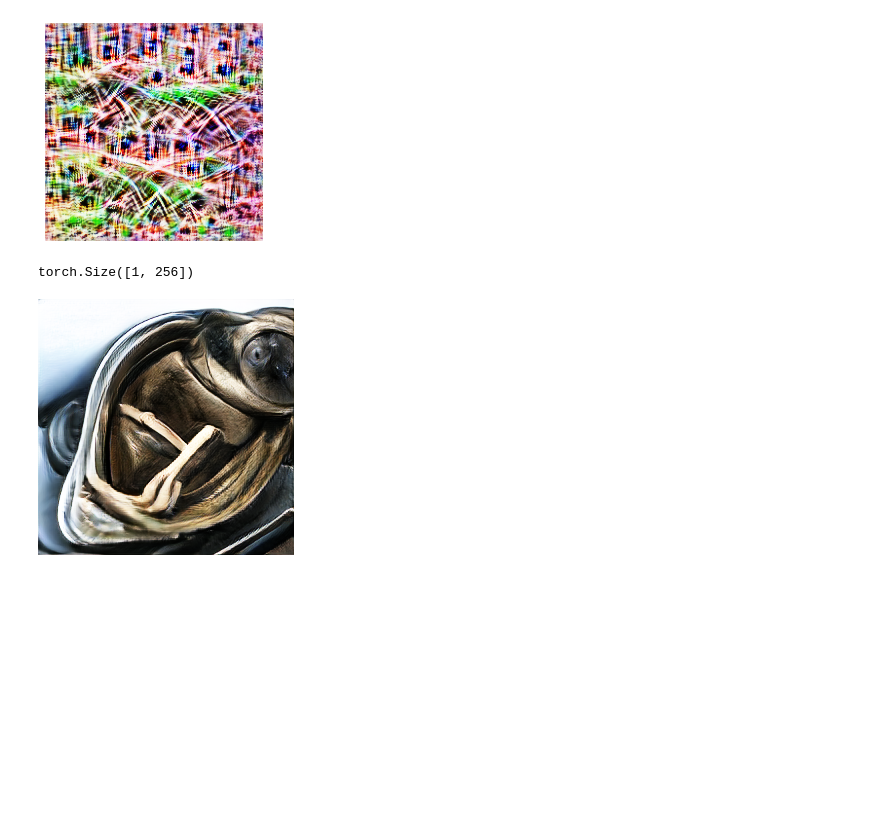
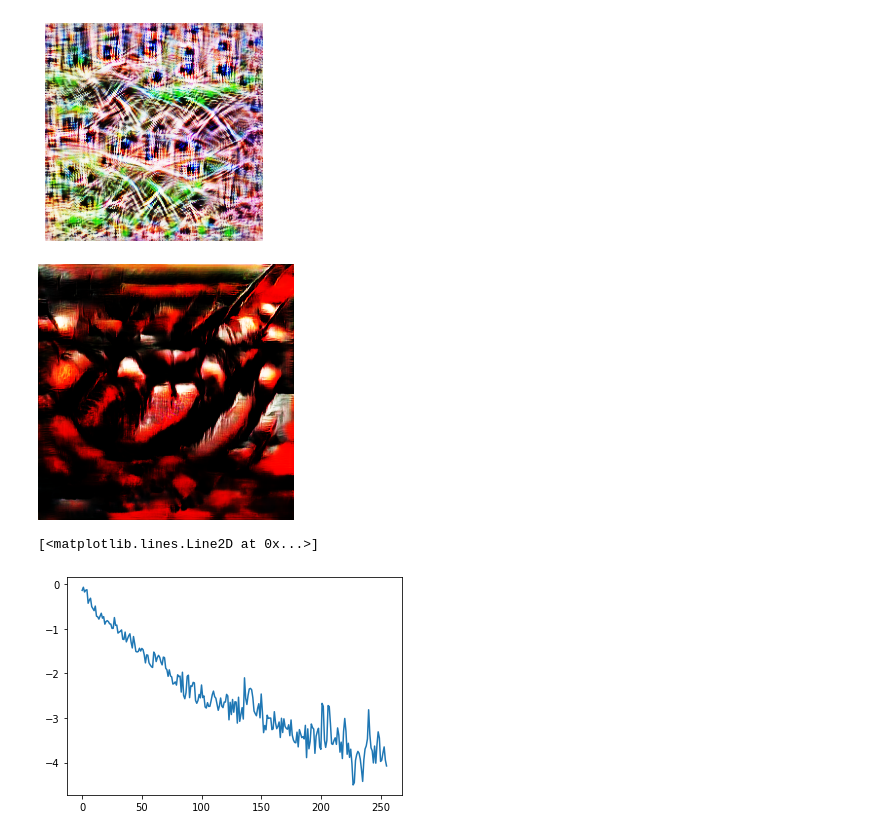
Before and after one commit to jackaldenryan/231nFinalProject, a Jupyter notebook: realization.ipynb, the cells around one changed output. Drawn from its saved outputs; the diff is of its cells as text; code cells hidden in the pictures; blank space fills up the shorter version.

Commit message:
Fixup prior optimization and print loss curves

```diff
--- a/realization.ipynb
+++ b/realization.ipynb
@@ -69,8 +53,13 @@ image().show()
 # %%
 from prior_optimization import create_optimized_image, display_optimized_image
 
-biggan_input = create_optimized_image(alexnet.features[8], 100, n_steps=128)
+biggan_input, loss_history = create_optimized_image(target=alexnet.features[8], channel=100, n_steps=256)
 display_optimized_image(biggan_input)
-# %% [output]
-torch.Size([1, 256])
-[figure, removed]
+# %%
+import matplotlib.pyplot as plt
+
+plt.plot(loss_history.cpu().detach().numpy())
+# %% [output]
+[figure, added]
+[<matplotlib.lines.Line2D at 0x...>]
+[figure, added]
```
Also changed, not shown: parts of 2 cells of this notebook, 1 other file.
